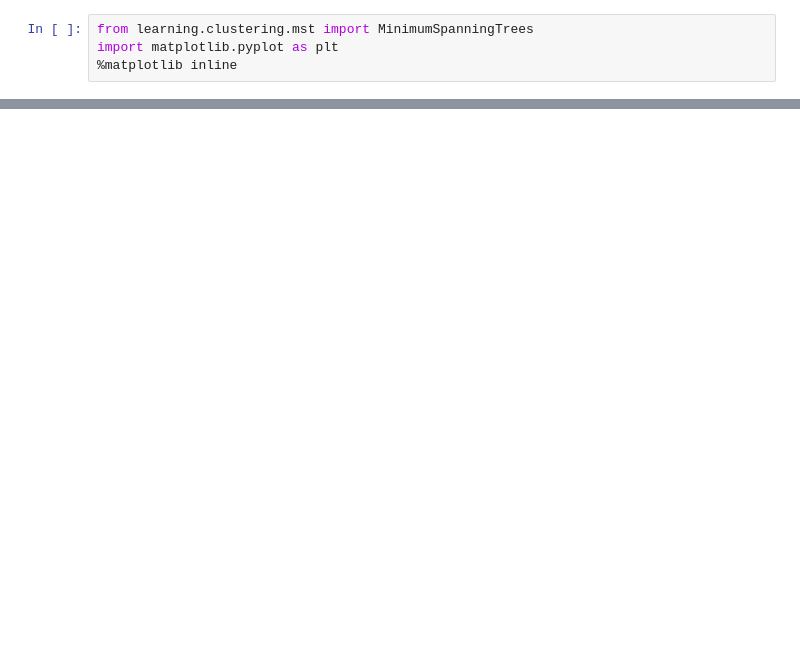
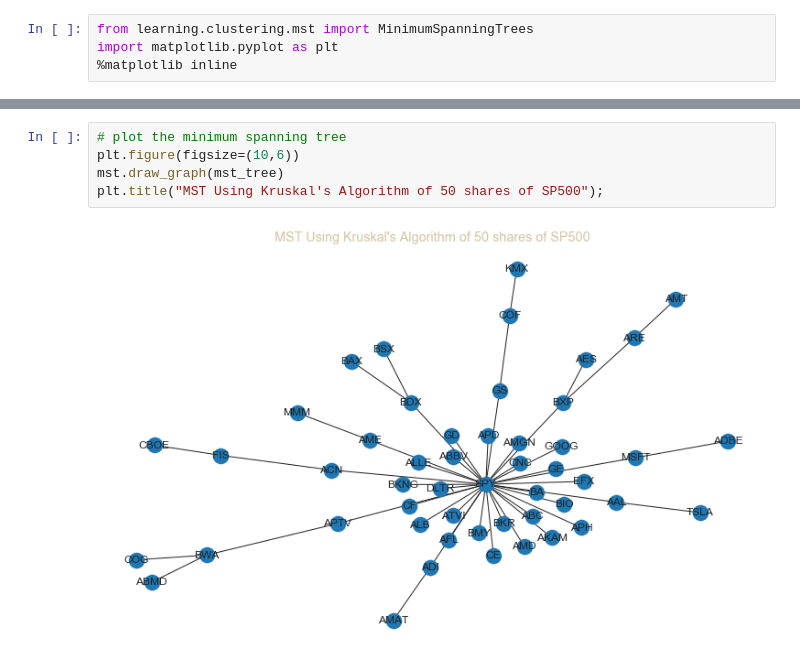
Before and after one commit to nildude/QuantEquityManagement, a Jupyter notebook: python/lib/learning/clustering/mst_example.ipynb, the cells around one changed output, grey strips where cells are left out. Saved outputs shown, nothing was run; the diff lists cells and outputs as text; blank space fills up the shorter version.

Commit message:
finished adding plots and added some description in ipython notebook

```diff
--- a/python/lib/learning/clustering/mst_example.ipynb
+++ b/python/lib/learning/clustering/mst_example.ipynb
@@ -46,0 +58,7 @@ mst.draw_graph(mst_tree)
+# %%
+# plot the minimum spanning tree
+plt.figure(figsize=(10,6))
+mst.draw_graph(mst_tree)
+plt.title("MST Using Kruskal's Algorithm of 50 shares of SP500");
+# %% [output]
+[figure, added]
```
Also changed, not shown: parts of 8 cells of this notebook.
